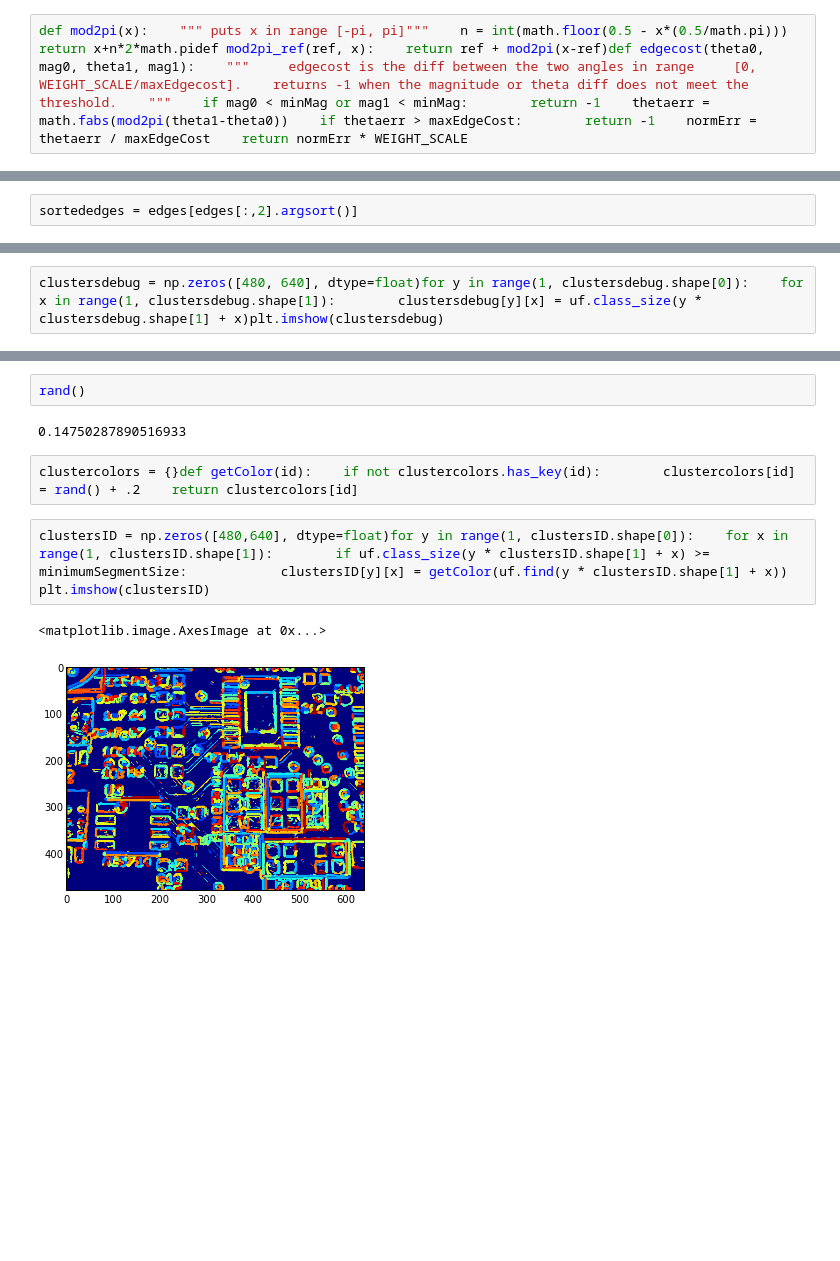
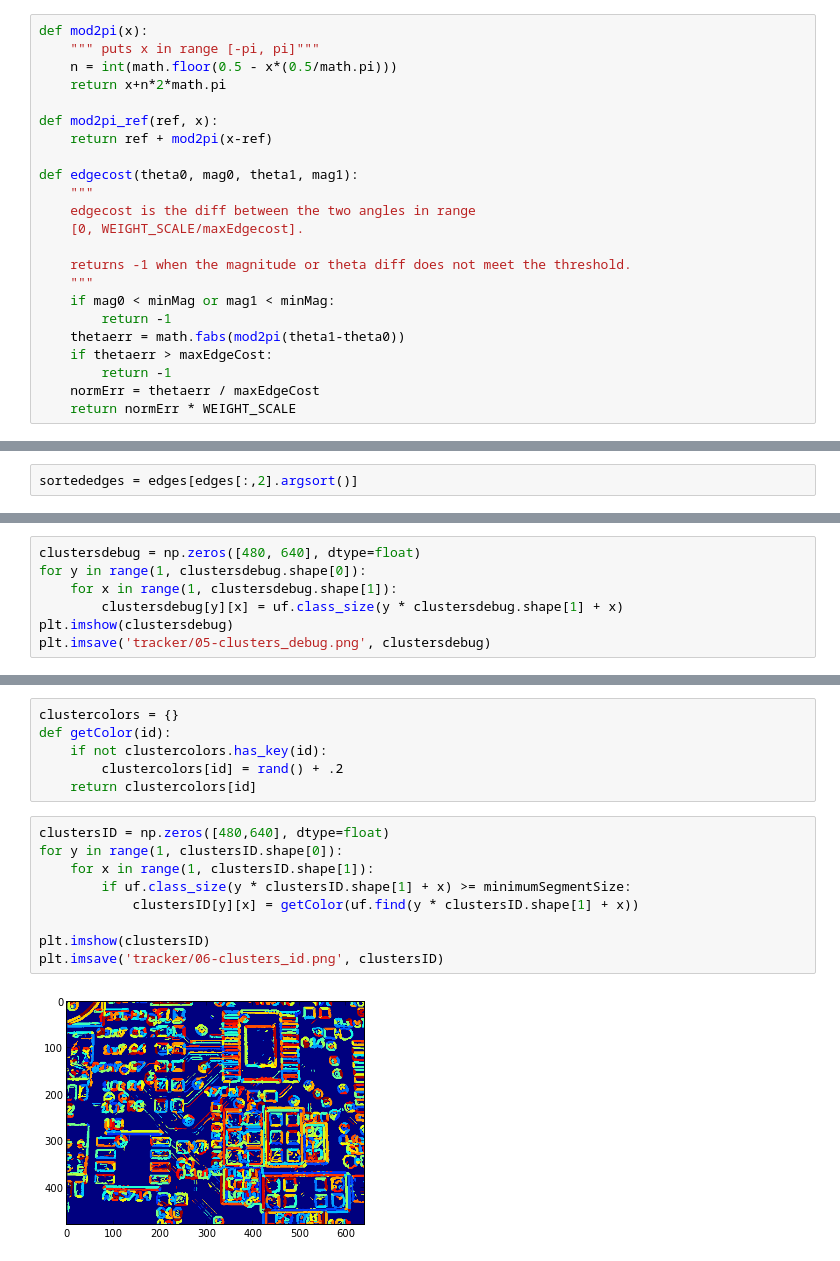
Before and after one commit to andrewjchen/pnp, a Jupyter notebook: notebook/tracker.ipynb, the cells around one changed output, grey strips where cells are left out. Saved outputs shown, nothing was run; the diff lists cells and outputs as text; blank space fills up the shorter version.

```diff
--- a/notebook/tracker.ipynb
+++ b/notebook/tracker.ipynb
@@ -38,3 +121,24 @@ sigma = 0segSigma = 0.8segDecimate = FalseminMag = 0.004maxEdgeCost = 30.0 * mat
 # %%
-def mod2pi(x):    """ puts x in range [-pi, pi]"""    n = int(math.floor(0.5 - x*(0.5/math.pi)))    return x+n*2*math.pidef mod2pi_ref(ref, x):    return ref + mod2pi(x-ref)def edgecost(theta0, mag0, theta1, mag1):    """     edgecost is the diff between the two angles in range     [0, WEIGHT_SCALE/maxEdgecost].    returns -1 when the magnitude or theta diff does not meet the threshold.    """    if mag0 < minMag or mag1 < minMag:        return -1    thetaerr = math.fabs(mod2pi(theta1-theta0))    if thetaerr > maxEdgeCost:        return -1    normErr = thetaerr / maxEdgeCost    return normErr * WEIGHT_SCALE
+def mod2pi(x):
+    """ puts x in range [-pi, pi]"""
+    n = int(math.floor(0.5 - x*(0.5/math.pi)))
+    return x+n*2*math.pi
+
+def mod2pi_ref(ref, x):
+    return ref + mod2pi(x-ref)
+
+def edgecost(theta0, mag0, theta1, mag1):
+    """
+    edgecost is the diff between the two angles in range
+    [0, WEIGHT_SCALE/maxEdgecost].
+
+    returns -1 when the magnitude or theta diff does not meet the threshold.
+    """
+    if mag0 < minMag or mag1 < minMag:
+        return -1
+    thetaerr = math.fabs(mod2pi(theta1-theta0))
+    if thetaerr > maxEdgeCost:
+        return -1
+    normErr = thetaerr / maxEdgeCost
+    return normErr * WEIGHT_SCALE
 # %%
@@ -50,3 +261,8 @@ uf = UnionFind(width * height)for i in range(len(sortededges)):    #ida = (edges
 # %%
-clustersdebug = np.zeros([480, 640], dtype=float)for y in range(1, clustersdebug.shape[0]):    for x in range(1, clustersdebug.shape[1]):        clustersdebug[y][x] = uf.class_size(y * clustersdebug.shape[1] + x)plt.imshow(clustersdebug)
+clustersdebug = np.zeros([480, 640], dtype=float)
+for y in range(1, clustersdebug.shape[0]):
+    for x in range(1, clustersdebug.shape[1]):
+        clustersdebug[y][x] = uf.class_size(y * clustersdebug.shape[1] + x)
+plt.imshow(clustersdebug)
+plt.imsave('tracker/05-clusters_debug.png', clustersdebug)
 # %% [output]
@@ -54,13 +269,19 @@ clustersdebug = np.zeros([480, 640], dtype=float)for y in range(1, clustersdebug
 [figure]
-# %%
-rand()
-# %% [output]
-0.14750287890516933
 # %%
-clustercolors = {}def getColor(id):    if not clustercolors.has_key(id):        clustercolors[id] = rand() + .2    return clustercolors[id]
+clustercolors = {}
+def getColor(id):
+    if not clustercolors.has_key(id):
+        clustercolors[id] = rand() + .2
+    return clustercolors[id]
 # %%
-clustersID = np.zeros([480,640], dtype=float)for y in range(1, clustersID.shape[0]):    for x in range(1, clustersID.shape[1]):        if uf.class_size(y * clustersID.shape[1] + x) >= minimumSegmentSize:            clustersID[y][x] = getColor(uf.find(y * clustersID.shape[1] + x))            plt.imshow(clustersID)
+clustersID = np.zeros([480,640], dtype=float)
+for y in range(1, clustersID.shape[0]):
+    for x in range(1, clustersID.shape[1]):
+        if uf.class_size(y * clustersID.shape[1] + x) >= minimumSegmentSize:
+            clustersID[y][x] = getColor(uf.find(y * clustersID.shape[1] + x))
+
+plt.imshow(clustersID)
+plt.imsave('tracker/06-clusters_id.png', clustersID)
 # %% [output]
-<matplotlib.image.AxesImage at 0x...>
-[figure, old version]
+[figure, new version]
 # %%
```
Also changed, not shown: parts of 24 cells of this notebook.
